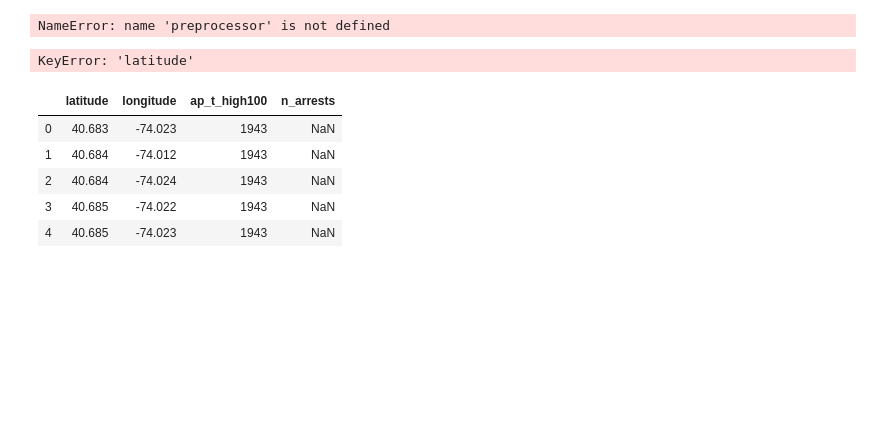
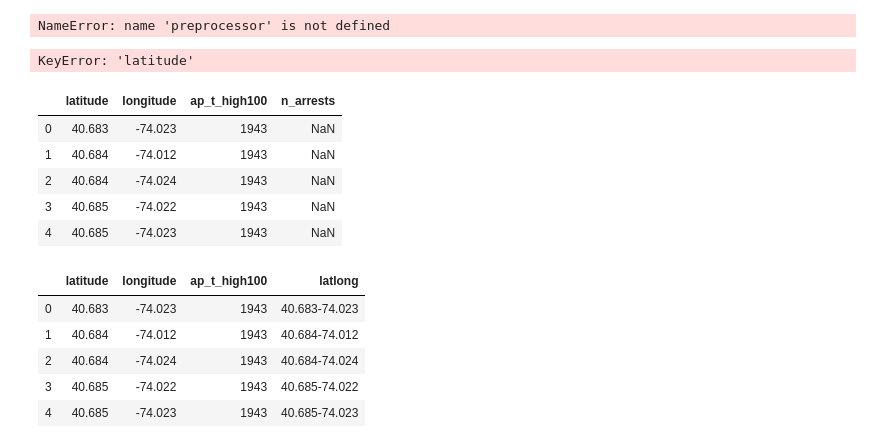
Before and after one commit to allisonhonold/walk_risk_engine, a Jupyter notebook: mvp.ipynb, the cells around one changed output. Drawn from its saved outputs; the diff is of its cells as text; code cells hidden in the pictures; blank space fills up the shorter version.

```diff
--- a/mvp.ipynb
+++ b/mvp.ipynb
@@ -25,11 +25,10 @@ from datetime import datetime
 df = pd.read_sql_table('manhattan_loc_d_ar_wea', 'postgresql:///walk')
 # %%
 def categorize_arrests(dataframe):
-    cat_df = pd.DataFrame(dataframe, columns=['n_arrests'])
+    cat_df = dataframe.copy()
     cat_df.loc[cat_df['n_arrests'] > 0] = 1
-    cat_df = cat_df.fillna(value=0).astype(int)
-    output = cat_df.values.ravel()
-    return output
+    cat_df['n_arrests'] = cat_df['n_arrests'].fillna(value=0)
+    return cat_df
 # %%
 last_ten = df.shape[0]*.9
 eval_df = df.reset_index(drop=True).loc[last_ten:]
@@ -457,3 +456,39 @@ df.head()
 | 2 | 40.684 | -74.024 | 1943 | NaN |
 | 3 | 40.685 | -74.022 | 1943 | NaN |
 | 4 | 40.685 | -74.023 | 1943 | NaN |
+# %%
+def split_last(dataframe, sort_col='date', cut=.9):
+    if sort_col != None:
+        dataframe = dataframe.sort_values(by=sort_col, axis='columns')
+    cutoff = dataframe.shape[0]*cut
+    first_df = dataframe.reset_index(drop=True).loc[:cutoff]
+    last_df = dataframe.reset_index(drop=True).loc[cutoff:]
+    X_train = first_df.drop(columns=['n_arrests'])
+    y_train = first_df['n_arrests']
+    X_eval = last_df.drop(columns=['n_arrests'])
+    y_eval = last_df['n_arrests']
+    return X_train, y_train, X_eval, y_eval
+# %%
+df = pd.read_sql_query("""
+                        SELECT latitude,
+                                longitude,
+                                ap_t_high100,
+                                n_arrests
+                        FROM manhattan_loc_d_ar_wea
+                        ;"""
+                        , 'postgresql:///walk')
+categorized_df = categorize_arrests(df)
+
+# add combined lat/long location feature
+categorized_df['latlong'] = (categorized_df['latitude'].astype(str)
+                            + categorized_df['longitude'].astype(str))
+X_train, y_train, X_eval, y_eval = split_last(categorized_df, sort_col=None)
+# %%
+X_train.head()
+# %% [output]
+|  | latitude | longitude | ap_t_high100 | latlong |
+| 0 | 40.683 | -74.023 | 1943 | 40.683-74.023 |
+| 1 | 40.684 | -74.012 | 1943 | 40.684-74.012 |
+| 2 | 40.684 | -74.024 | 1943 | 40.684-74.024 |
+| 3 | 40.685 | -74.022 | 1943 | 40.685-74.022 |
+| 4 | 40.685 | -74.023 | 1943 | 40.685-74.023 |
```
Also changed, not shown: parts of 1 cell of this notebook, 3 other files.
